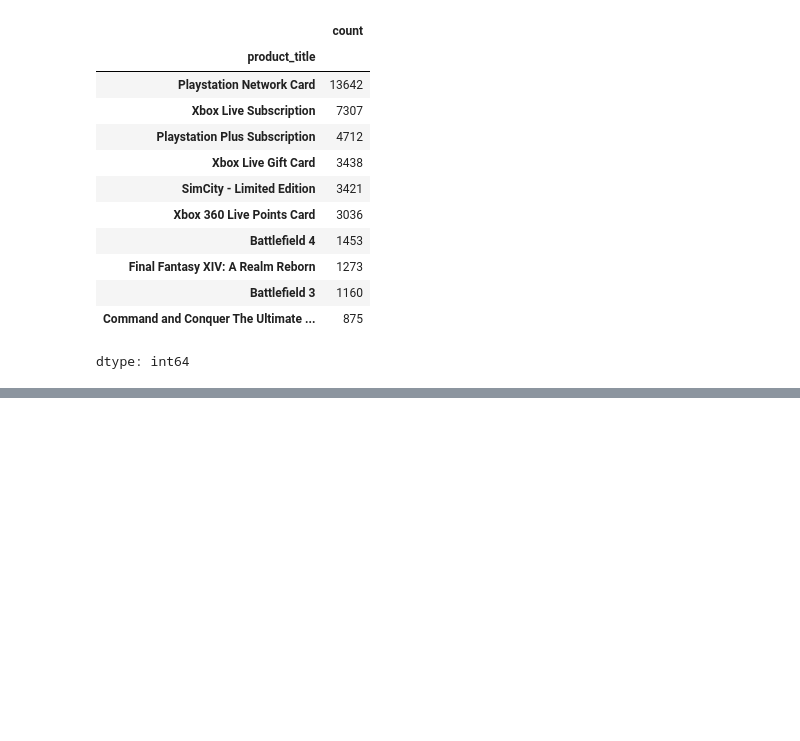
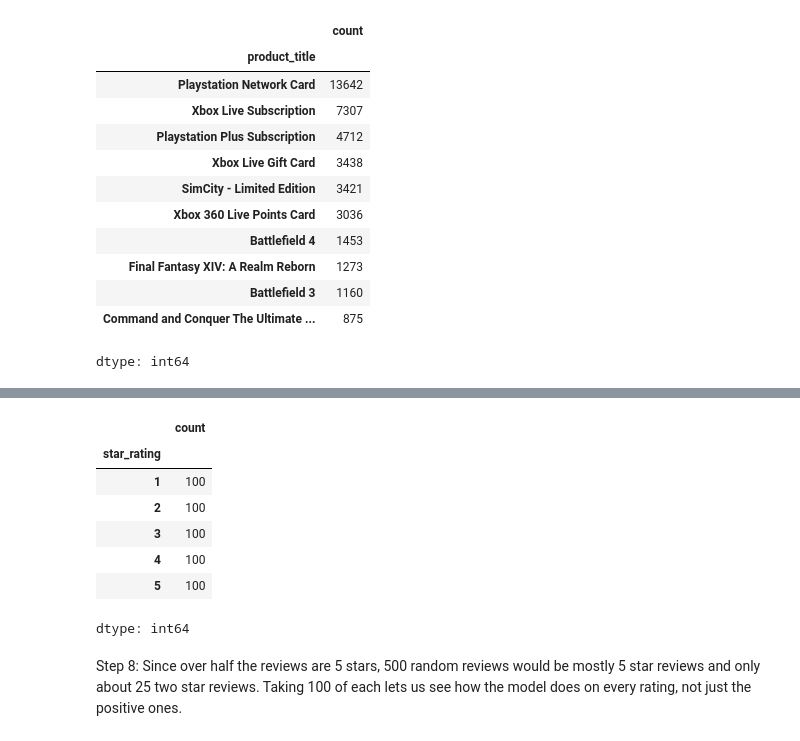
Before and after one commit to aramoski1/Classwork, a Jupyter notebook: activity14.ipynb, the cells around one changed output, grey strips where cells are left out. Saved outputs shown, nothing was run; the diff lists cells and outputs as text; code cells hidden in the pictures; blank space fills up the shorter version.

```diff
--- a/activity14.ipynb
+++ b/activity14.ipynb
@@ -398,0 +106,15 @@ Restarted the kernel and ran all cells top to bottom before pushing.
+# %%
+sample = df.groupby("star_rating").sample(100, random_state=42)
+one_star = df[(df["star_rating"] == 1) & ~df.index.isin(sample.index)].sample(20, random_state=42)
+sample["star_rating"].value_counts()
+# %% [output]
+|  | count |
+| star_rating |  |
+| 1 | 100 |
+| 2 | 100 |
+| 3 | 100 |
+| 4 | 100 |
+| 5 | 100 |
+dtype: int64
+# %% [markdown]
+Step 8: Since over half the reviews are 5 stars, 500 random reviews would be mostly 5 star reviews and only about 25 two star reviews. Taking 100 of each lets us see how the model does on every rating, not just the positive ones.
```
Also changed, not shown: parts of 76 cells of this notebook.
